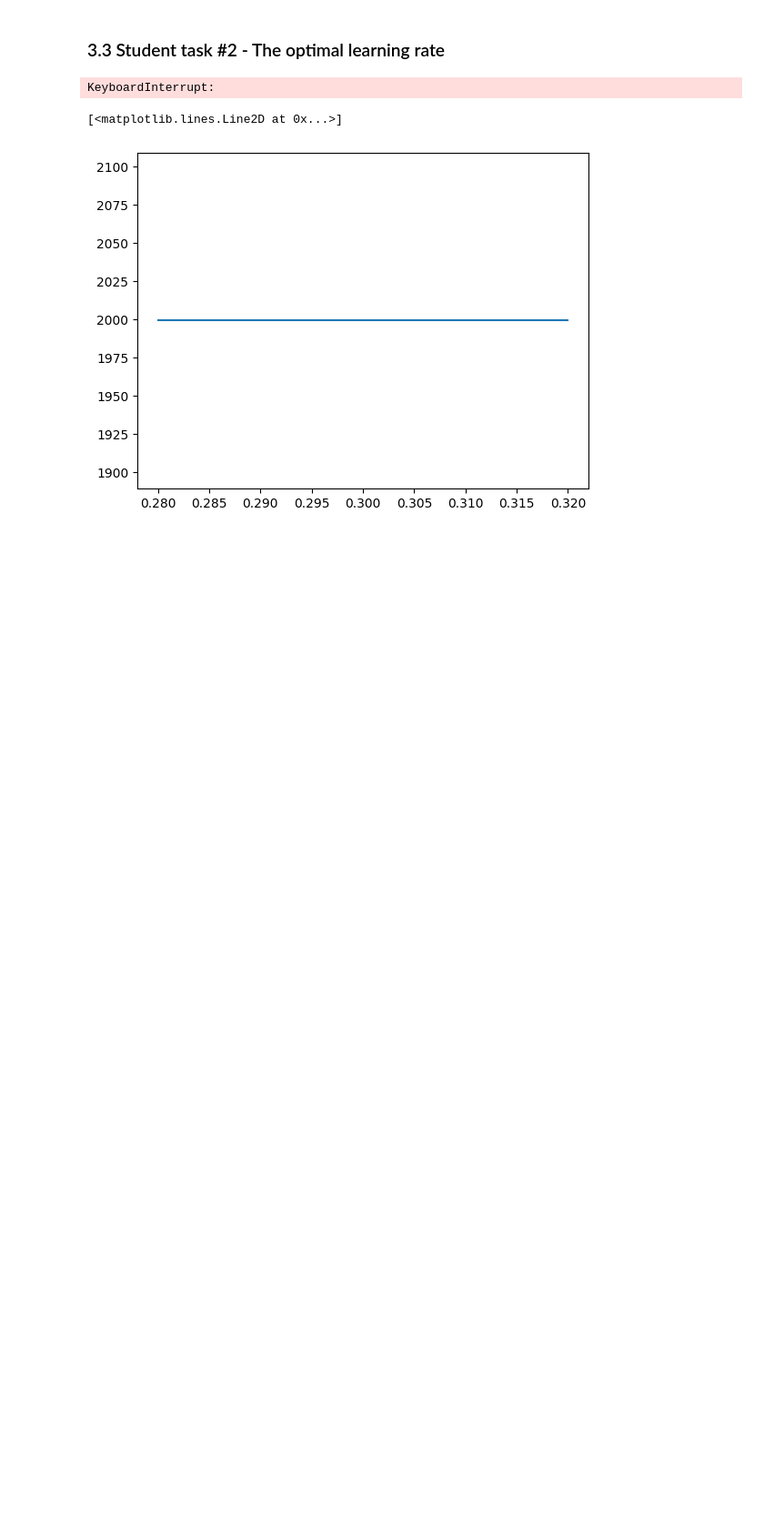
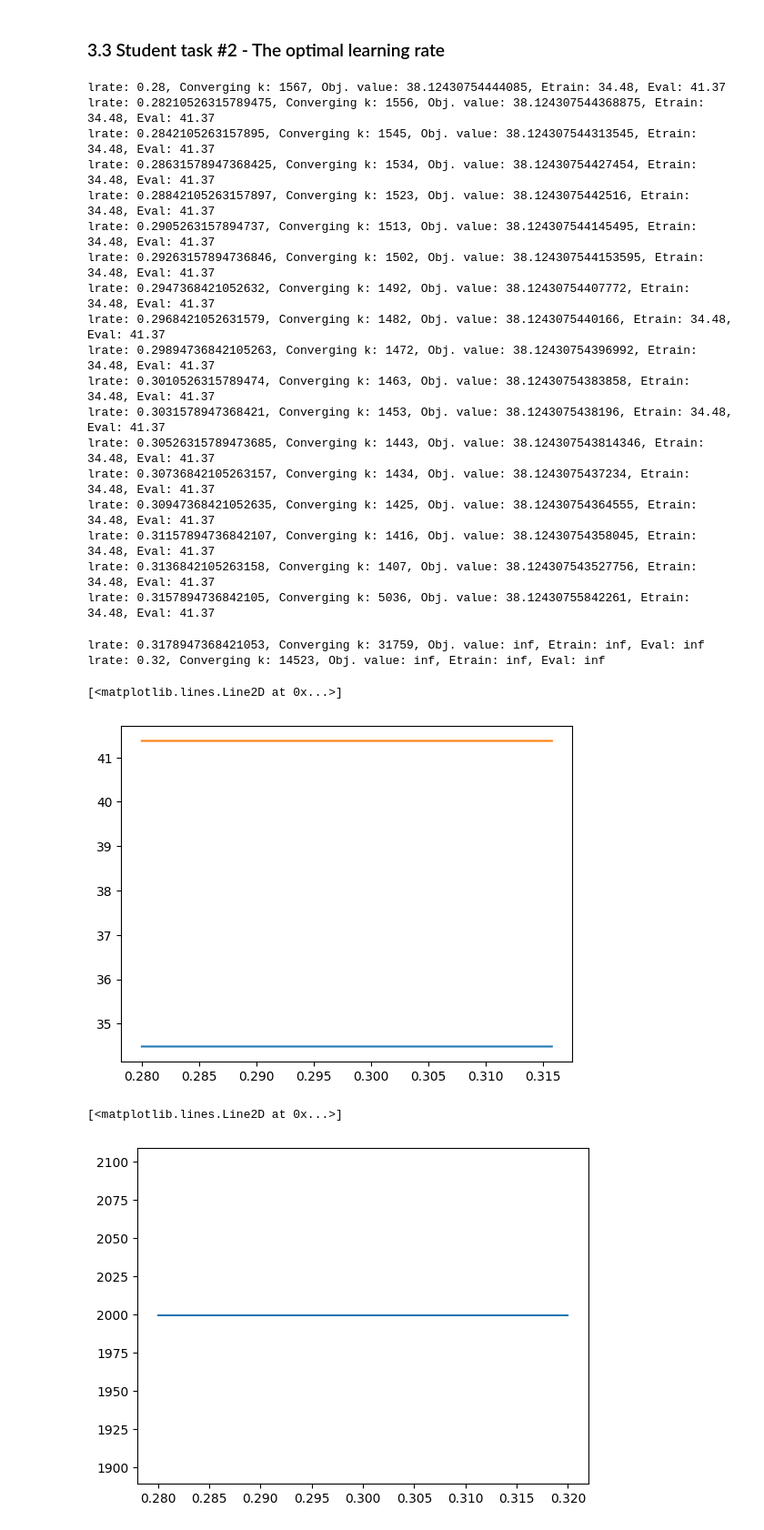
Before and after one commit to SpringNuance/Federated-Learning, a Jupyter notebook: Student works/3. Gradient Methods/GradientMethods_CodingAssignment.ipynb, the cells around one changed output. Shown at 91% size. Saved outputs shown, nothing was run; the diff lists cells and outputs as text; code cells hidden in the pictures; blank space fills up the shorter version.

```diff
--- a/Student works/3. Gradient Methods/GradientMethods_CodingAssignment.ipynb
+++ b/Student works/3. Gradient Methods/GradientMethods_CodingAssignment.ipynb
@@ -234,14 +247,10 @@ tolerance = 1e-10 # Tolerance for convergence
 regparam = 0.01
 
 m = trainsize # 100
-def objective_function(X, y, w):
-    objective_value = 0
-    for r in range(m):
-        x_r = X[r, :].reshape(-1, 1) # shape (7, 1)
-        # print(x_r.shape)
-        y_r = y[r].item() # scalar
-        objective_value += (y_r - w.T @ x_r) ** 2
-    objective_value = (1/m) * objective_value + regparam * LA.norm(w) ** 2
+
+# Ridge regression loss function
+def objective_function(X, y, w, regparam):
+    objective_value = mean_squared_error(y, X @ w) + regparam * np.sum(w ** 2)
     return objective_value
 
 # def objective_function(X, y, w):
@@ -254,49 +263,70 @@ def compute_grad(X, y, w, regparam):
         x_r = X[r, :].reshape(-1, 1) # shape (7, 1)
         # print(x_r.shape)
         y_r = y[r].item() # scalar
-        grad_fw += x_r * (y_r - w.T @ x_r) + regparam * x_r
-    grad_fw = - (2/m) * grad_fw
+        grad_fw += x_r * (y_r - w.T @ x_r)
+    grad_fw = - (2/m) * grad_fw + 2 * regparam * w
     return grad_fw
 
 def gradient_descent(X, y, lrate, regparam, tolerance):
     w = np.zeros((nrfeatures, 1))
-    objective_value = objective_function(X, y, w)
+    objective_value = objective_function(X, y, w, regparam)
     objective_value_new = np.inf
     k = 0
     while abs(objective_value_new - objective_value) >= tolerance:
         grad_fw = compute_grad(X, y, w, regparam)
-        objective_value = objective_function(X, y, w)
+        objective_value = objective_function(X, y, w, regparam)
         #print(f"Objective value: {objective_value}")
         w = w - lrate * grad_fw
-        objective_value_new = objective_function(X, y, w)
+        objective_value_new = objective_function(X, y, w, regparam)
         #print(f"Objective value new: {objective_value_new}")
         k += 1
-    return w, k
+    return w, k, objective_value_new
 
 # Corresponding list to store the number of iterations required to converge to the optimum
 # for each learning rate, including its training and validation error
 
 iterations_until_convergence = []
 Etrain_GD_list = []
 Eval_GD_list = []
 
 for lrate in lrates:
 
     # Run gradient descent
-    w_converge, k_converge = gradient_descent(Xtrain, ytrain, lrate, regparam, tolerance)
+    w_converge, k_converge, objective_value_converge = gradient_descent(Xtrain, ytrain, lrate, regparam, tolerance)
     iterations_until_convergence.append(k_converge)
 
     Etrain_GD_list.append(mean_squared_error(ytrain, Xtrain @ w_converge))
     Eval_GD_list.append(mean_squared_error(yval, Xval @ w_converge))
 
-    print(f"lrate: {lrate}, Converging k: {k_converge}, Etrain: {round(Etrain_GD_list[-1], 2)}, Eval: {round(Eval_GD_list[-1], 2)}")
+    print(f"lrate: {lrate}, Converging k: {k_converge}, Obj. value: {objective_value_converge}, Etrain: {round(Etrain_GD_list[-1], 2)}, Eval: {round(Eval_GD_list[-1], 2)}")
 
 # Plot the training and validation error as a function of the learning rate.
 
 plt.plot(lrates, Etrain_GD_list, label='Training error')
 plt.plot(lrates, Eval_GD_list, label='Validation error')
 # %% [output]
-KeyboardInterrupt:
+lrate: 0.28, Converging k: 1567, Obj. value: 38.12430754444085, Etrain: 34.48, Eval: 41.37
+lrate: 0.28210526315789475, Converging k: 1556, Obj. value: 38.124307544368875, Etrain: 34.48, Eval: 41.37
+lrate: 0.2842105263157895, Converging k: 1545, Obj. value: 38.124307544313545, Etrain: 34.48, Eval: 41.37
+lrate: 0.28631578947368425, Converging k: 1534, Obj. value: 38.12430754427454, Etrain: 34.48, Eval: 41.37
+lrate: 0.28842105263157897, Converging k: 1523, Obj. value: 38.1243075442516, Etrain: 34.48, Eval: 41.37
+lrate: 0.2905263157894737, Converging k: 1513, Obj. value: 38.124307544145495, Etrain: 34.48, Eval: 41.37
+lrate: 0.29263157894736846, Converging k: 1502, Obj. value: 38.124307544153595, Etrain: 34.48, Eval: 41.37
+lrate: 0.2947368421052632, Converging k: 1492, Obj. value: 38.12430754407772, Etrain: 34.48, Eval: 41.37
+lrate: 0.2968421052631579, Converging k: 1482, Obj. value: 38.1243075440166, Etrain: 34.48, Eval: 41.37
+lrate: 0.29894736842105263, Converging k: 1472, Obj. value: 38.12430754396992, Etrain: 34.48, Eval: 41.37
+lrate: 0.3010526315789474, Converging k: 1463, Obj. value: 38.12430754383858, Etrain: 34.48, Eval: 41.37
+lrate: 0.3031578947368421, Converging k: 1453, Obj. value: 38.1243075438196, Etrain: 34.48, Eval: 41.37
+lrate: 0.30526315789473685, Converging k: 1443, Obj. value: 38.124307543814346, Etrain: 34.48, Eval: 41.37
+lrate: 0.30736842105263157, Converging k: 1434, Obj. value: 38.1243075437234, Etrain: 34.48, Eval: 41.37
+lrate: 0.30947368421052635, Converging k: 1425, Obj. value: 38.12430754364555, Etrain: 34.48, Eval: 41.37
+lrate: 0.31157894736842107, Converging k: 1416, Obj. value: 38.12430754358045, Etrain: 34.48, Eval: 41.37
+lrate: 0.3136842105263158, Converging k: 1407, Obj. value: 38.124307543527756, Etrain: 34.48, Eval: 41.37
+lrate: 0.3157894736842105, Converging k: 5036, Obj. value: 38.12430755842261, Etrain: 34.48, Eval: 41.37
+lrate: 0.3178947368421053, Converging k: 31759, Obj. value: inf, Etrain: inf, Eval: inf
+lrate: 0.32, Converging k: 14523, Obj. value: inf, Etrain: inf, Eval: inf
+[<matplotlib.lines.Line2D at 0x...>]
+[figure, added]
 # %%
 # Plot learning rates vs iterations until convergence
 
```
Also changed, not shown: parts of 1 cell of this notebook, 2 other files.
